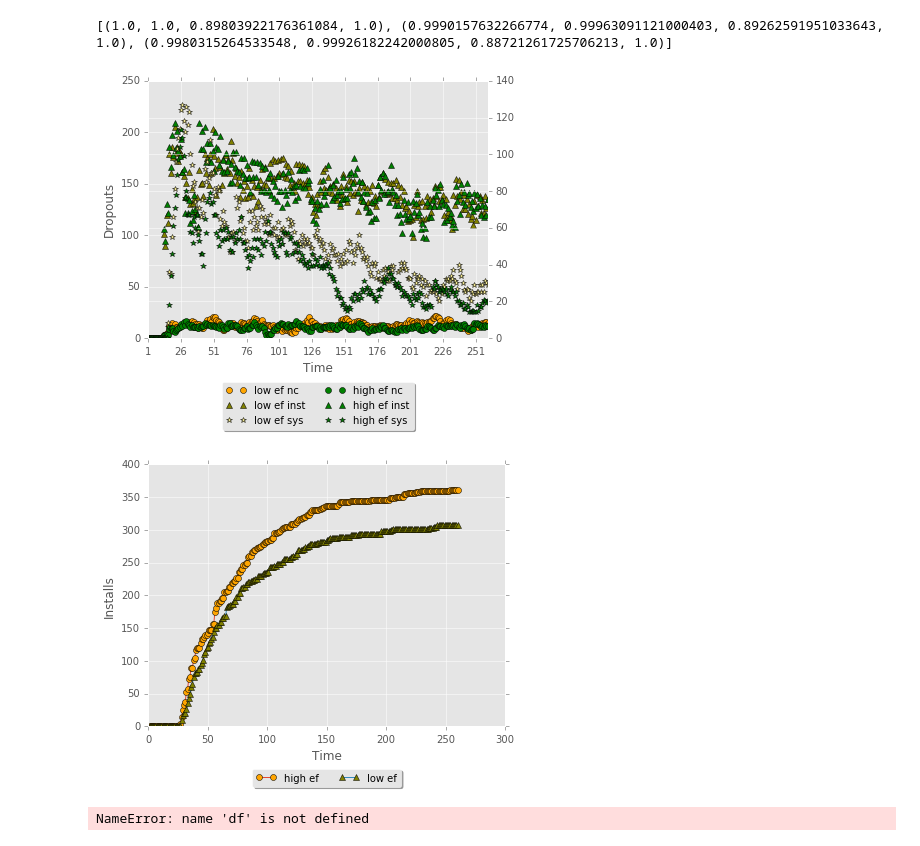
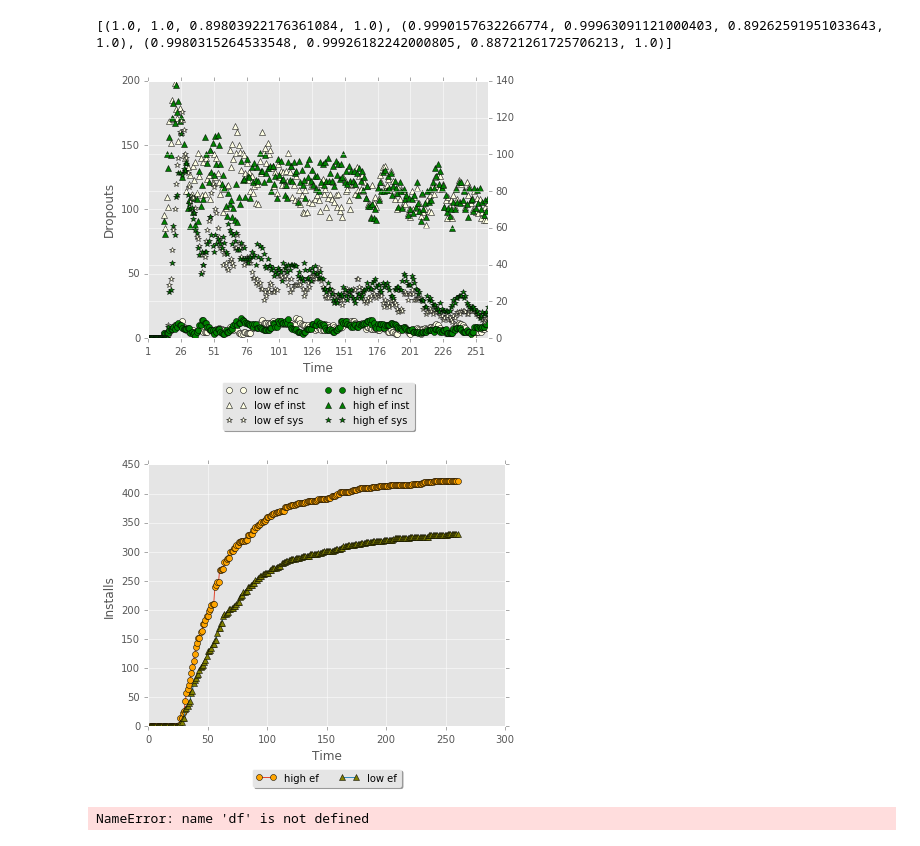
Before and after one commit to wilfeli/solar-model, a Jupyter notebook: Model/ABM-base-model-results-v1.ipynb, the cells around one changed output. Cells and saved outputs as stored; diff of their text form; code cells hidden in the pictures.

```diff
--- a/Model/ABM-base-model-results-v1.ipynb
+++ b/Model/ABM-base-model-results-v1.ipynb
@@ -330,7 +330,7 @@ print(colors_)
 # %% [output]
 [(1.0, 1.0, 0.89803922176361084, 1.0), (0.9990157632266774, 0.99963091121000403, 0.89262591951033643, 1.0), (0.9980315264533548, 0.99926182242000805, 0.88721261725706213, 1.0)]
 # %%
-data_mode = 'bm_unc_'
+data_mode = 'bm_'
 test_mode = 'drops'
 fig, axes_ = plt.subplots(nrows=1, ncols=1)
 fig.subplots_adjust(bottom=0.25)
@@ -387,40 +387,40 @@ i = i + 1
 axes[0].set_xlabel("Time")
 axes[0].set_ylabel("Dropouts")
 
 
 #axes[0].set_autoscaley_on(False)
 axes[0].set_xlim([1,N_TICKS_DISPLAY])
 #axes_0_tw.set_ylim([0.0, 5.0])
 start = 1
 end = N_TICKS_DISPLAY
 axes[0].xaxis.set_ticks(np.arange(start, end, 25))
 
 
 
 
 # Shrink current axis's height by 10% on the bottom
 box = axes[0].get_position()
 axes[0].set_position([box.x0, box.y0 + box.height * 0.2,
                  box.width, box.height * 0.8])
 
 # Put a legend below current axis
 lgd = axes[0].legend(lines, [l.get_label() for l in lines], loc='upper center', bbox_to_anchor=(0.5, -0.15),\
           fancybox=True, shadow=True, fontsize='10', ncol = 2)
 
 
 
 
 plt.tight_layout()
 plt.savefig('Simulation_results_' + data_mode + test_mode +  '.png', dpi=300, bbox_extra_artists=(lgd,), bbox_inches='tight')
 plt.show()
 # %% [output]
-[figure, old version]
+[figure, new version]
 # %%
 #number of dropouts as stacked bars
 # %%
 #number of installations per tick
 # %%
-data_mode = 'bm_unc_'
+data_mode = 'bm_'
 test_mode = 'inst'
 column = ['N_installed_sum']
 colors_ = ['orange', 'olive', 'khaki']
@@ -467,7 +467,7 @@ plt.tight_layout()
 plt.savefig('Simulation_results_' + data_mode + test_mode +  '.png', dpi=300, bbox_extra_artists=(lgd,), bbox_inches='tight')
 plt.show()
 # %% [output]
-[figure, old version]
+[figure, new version]
 # %%
 fig, axes = plt.subplots(nrows=1, ncols=2)
 fig.subplots_adjust(bottom=0.25)
```
Also changed, not shown: parts of 2 cells of this notebook, 45 other files.
